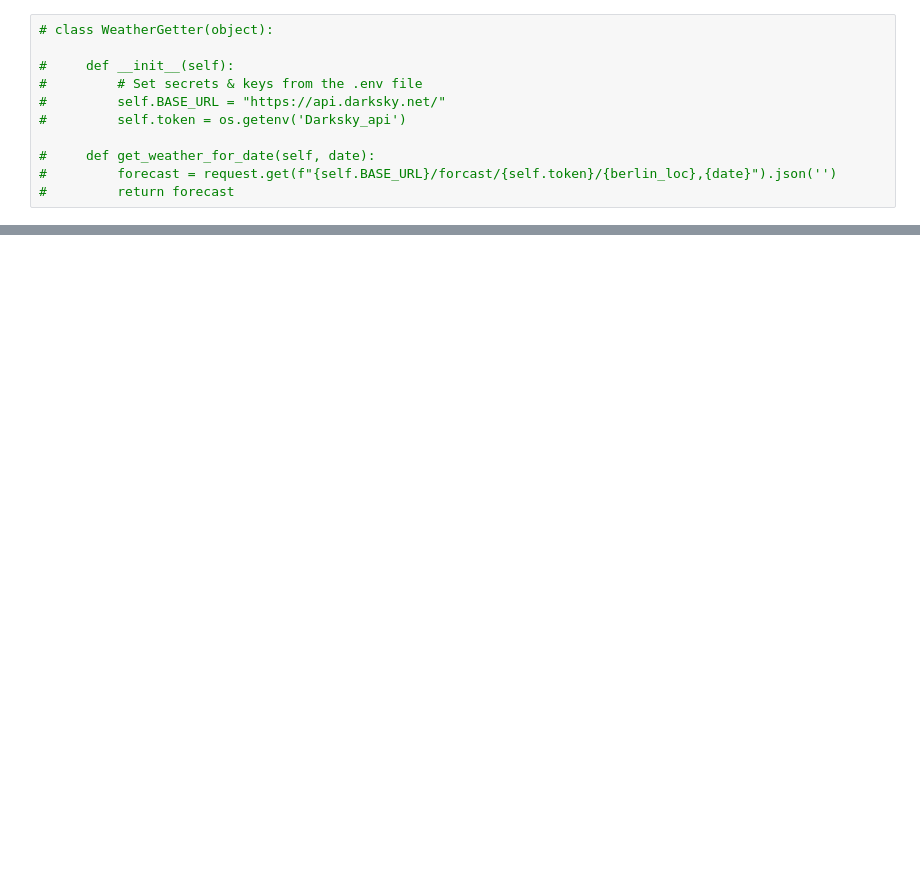
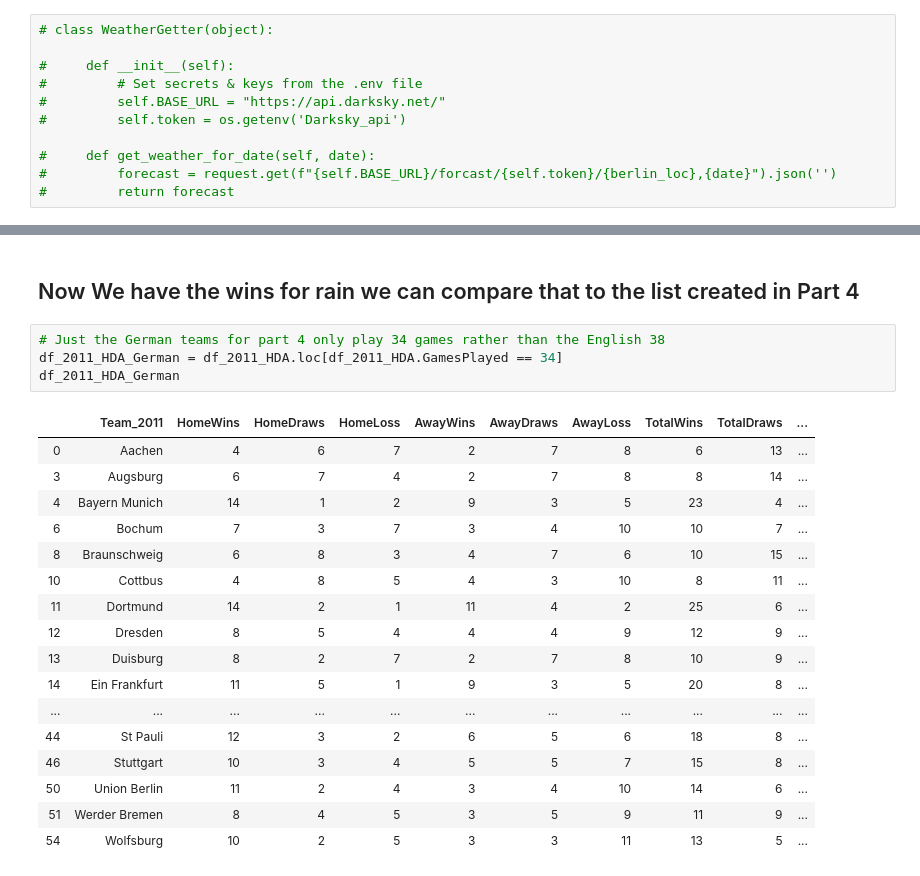
Before and after one commit to Matt-Newton998/Football_API-Mod02_Project, a Jupyter notebook: NewWorkbook.ipynb, the cells around one changed output, grey strips where cells are left out. Saved outputs shown, nothing was run; the diff lists cells and outputs as text; blank space fills up the shorter version.

```diff
--- a/NewWorkbook.ipynb
+++ b/NewWorkbook.ipynb
@@ -552,0 +788,24 @@ df_weather.to_csv(r'/Users/matthewnewton/Desktop/Matt_Mod02_Project/Berlin_Weath
+# %% [markdown]
+## Now We have the wins for rain we can compare that to the list created in Part 4
+# %%
+# Just the German teams for part 4 only play 34 games rather than the English 38
+df_2011_HDA_German = df_2011_HDA.loc[df_2011_HDA.GamesPlayed == 34]
+df_2011_HDA_German
+# %% [output]
+|  | Team_2011 | HomeWins | HomeDraws | HomeLoss | AwayWins | AwayDraws | AwayLoss | TotalWins | TotalDraws | ... |
+| 0 | Aachen | 4 | 6 | 7 | 2 | 7 | 8 | 6 | 13 | ... |
+| 3 | Augsburg | 6 | 7 | 4 | 2 | 7 | 8 | 8 | 14 | ... |
+| 4 | Bayern Munich | 14 | 1 | 2 | 9 | 3 | 5 | 23 | 4 | ... |
+| 6 | Bochum | 7 | 3 | 7 | 3 | 4 | 10 | 10 | 7 | ... |
+| 8 | Braunschweig | 6 | 8 | 3 | 4 | 7 | 6 | 10 | 15 | ... |
+| 10 | Cottbus | 4 | 8 | 5 | 4 | 3 | 10 | 8 | 11 | ... |
+| 11 | Dortmund | 14 | 2 | 1 | 11 | 4 | 2 | 25 | 6 | ... |
+| 12 | Dresden | 8 | 5 | 4 | 4 | 4 | 9 | 12 | 9 | ... |
+| 13 | Duisburg | 8 | 2 | 7 | 2 | 7 | 8 | 10 | 9 | ... |
+| 14 | Ein Frankfurt | 11 | 5 | 1 | 9 | 3 | 5 | 20 | 8 | ... |
+| ... | ... | ... | ... | ... | ... | ... | ... | ... | ... | ... |
+| 44 | St Pauli | 12 | 3 | 2 | 6 | 5 | 6 | 18 | 8 | ... |
+| 46 | Stuttgart | 10 | 3 | 4 | 5 | 5 | 7 | 15 | 8 | ... |
+| 50 | Union Berlin | 11 | 2 | 4 | 3 | 4 | 10 | 14 | 6 | ... |
+| 51 | Werder Bremen | 8 | 4 | 5 | 3 | 5 | 9 | 11 | 9 | ... |
+| 54 | Wolfsburg | 10 | 2 | 5 | 3 | 3 | 11 | 13 | 5 | ... |
```
Also changed, not shown: parts of 42 cells of this notebook.
